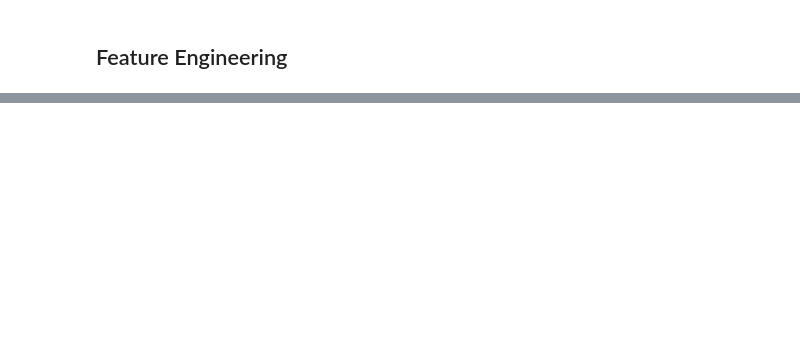
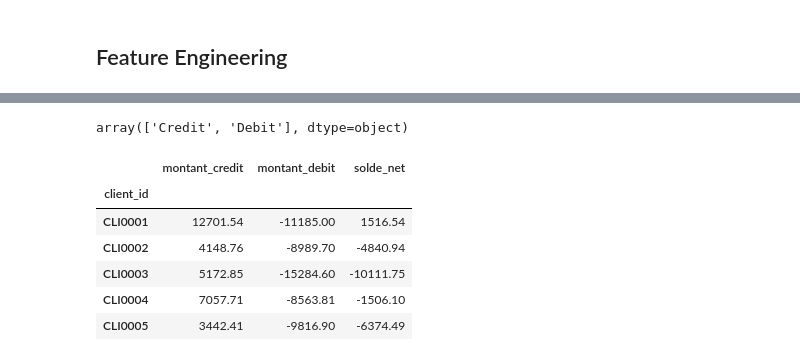
Before and after one commit to yup-py/Bank-Transaction-Audit-and-ETL-Pipeline, a Jupyter notebook: bank_transactions_pipeline.ipynb, the cells around one changed output, grey strips where cells are left out. Cells and saved outputs as stored; diff of their text form; code cells hidden in the pictures; blank space fills up the shorter version.

```diff
--- a/bank_transactions_pipeline.ipynb
+++ b/bank_transactions_pipeline.ipynb
@@ -351,0 +398,11 @@ NameError: name 'lower_m' is not defined
+# %%
+def classify_risk(score):
+    if score < 580:
+        return 'High'
+    elif score <700:
+        return 'Medium'
+    else:
+        return 'Low'
+
+df['categorie_risque'] = df['score_credit_client'].apply(classify_risk)
+df[['score_credit_client', 'categorie_risque']].head()
@@ -351,0 +430,23 @@ NameError: name 'lower_m' is not defined
+# %%
+df['type_operation'].unique()
+# %% [output]
+array(['Credit', 'Debit'], dtype=object)
+# %%
+# Separate credit & debit
+df['montant_credit'] = df['montant'].where(df['type_operation'] == 'Credit', 0)
+df['montant_debit'] = df['montant'].where(df['type_operation'] == 'Debit', 0)
+# %%
+# Group by client
+solde_client = df.groupby('client_id')[['montant_credit', 'montant_debit']].sum()
+# Calculate solde
+solde_client['solde_net'] = solde_client['montant_credit'] + solde_client['montant_debit']
+# %%
+solde_client.head()
+# %% [output]
+|  | montant_credit | montant_debit | solde_net |
+| client_id |  |  |  |
+| CLI0001 | 12701.54 | -11185.00 | 1516.54 |
+| CLI0002 | 4148.76 | -8989.70 | -4840.94 |
+| CLI0003 | 5172.85 | -15284.60 | -10111.75 |
+| CLI0004 | 7057.71 | -8563.81 | -1506.10 |
+| CLI0005 | 3442.41 | -9816.90 | -6374.49 |
```
Also changed, not shown: parts of 36 cells of this notebook, 1 other file.
